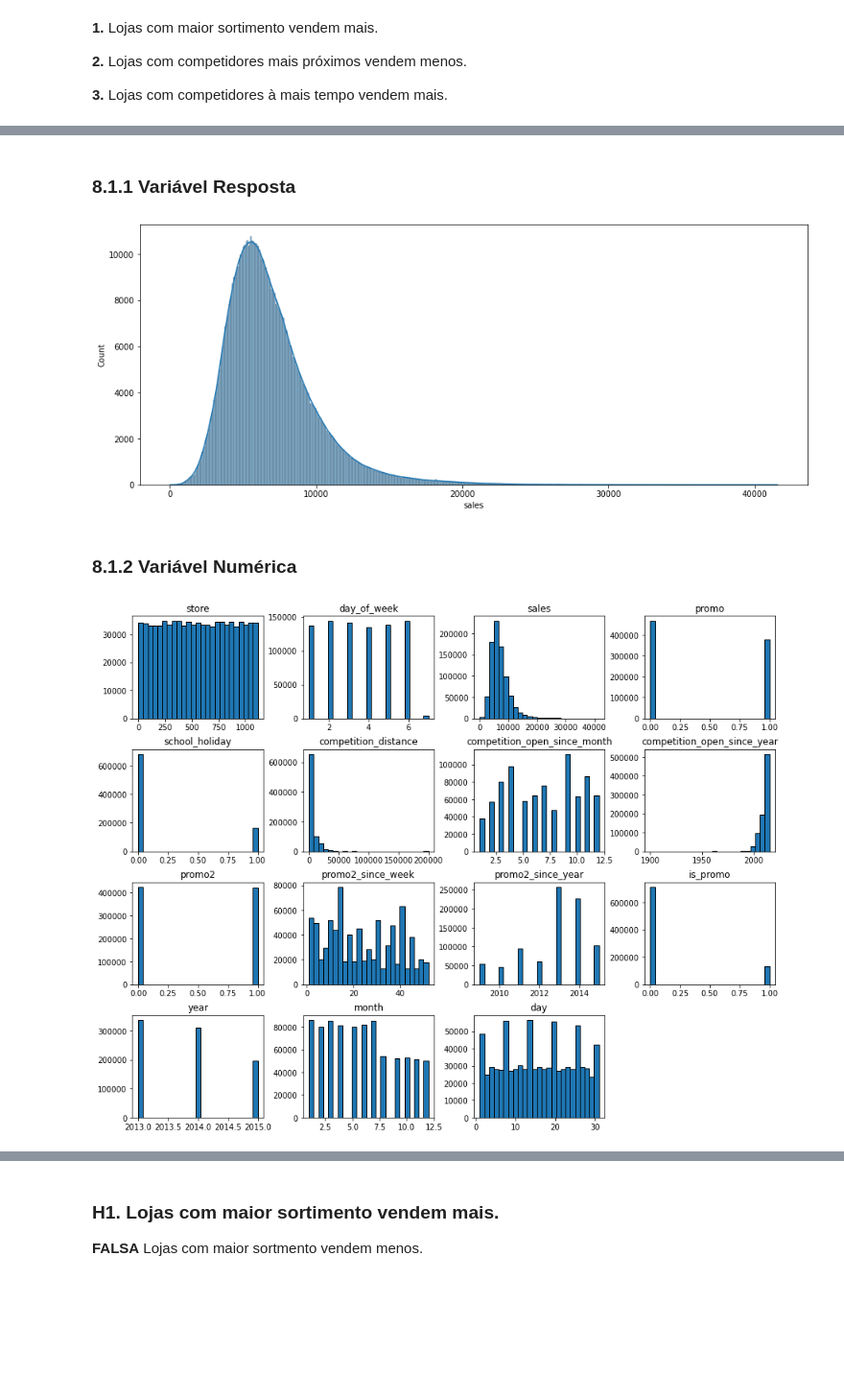
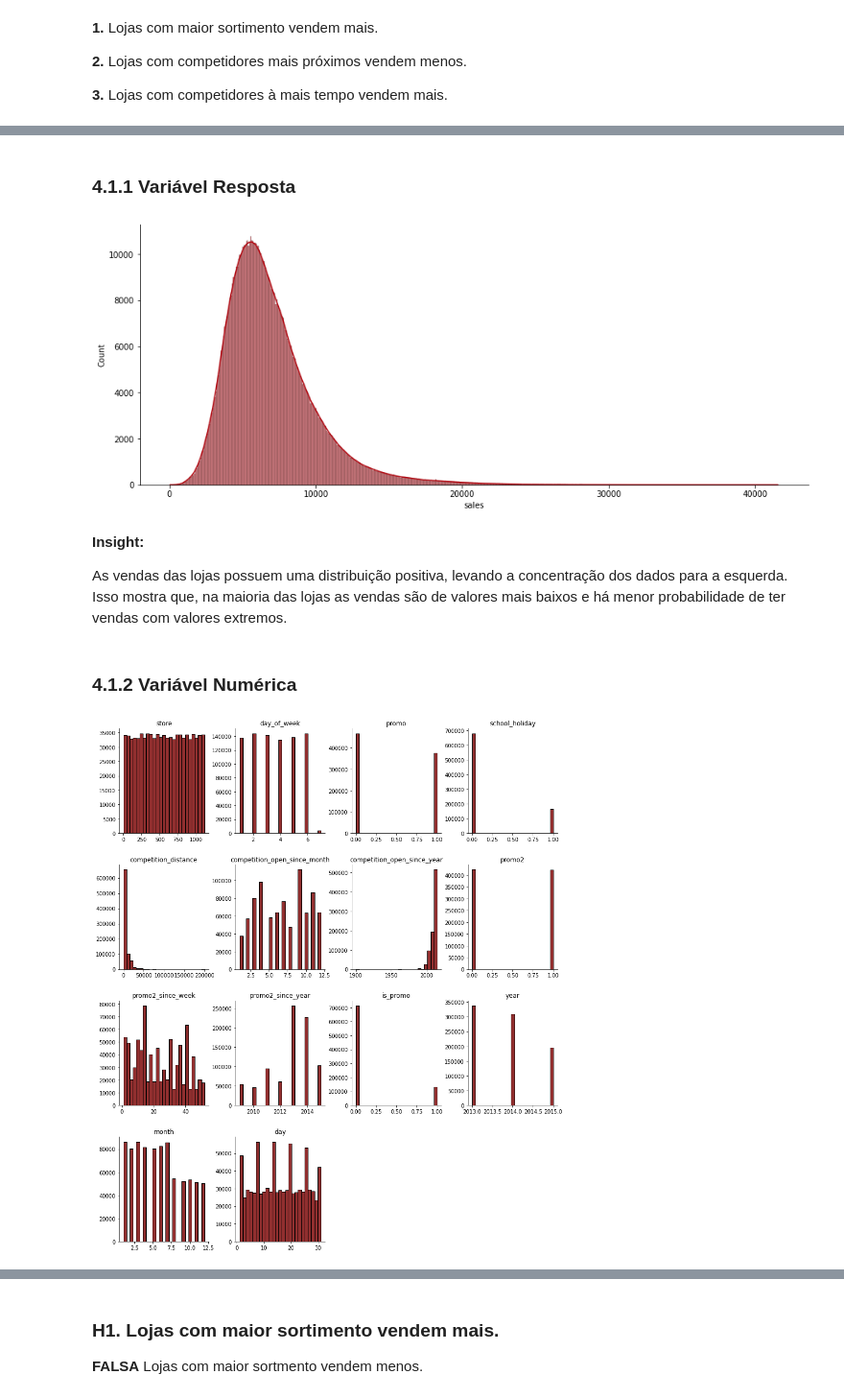
Before and after one commit to Jhonatanslopes/Rossmann-Sales-Forecast, a Jupyter notebook: notebook.ipynb, the cells around one changed output, grey strips where cells are left out. Shown at 96% size. Cells and saved outputs as stored; diff of their text form; code cells hidden in the pictures; blank space fills up the shorter version.

```diff
--- a/notebook.ipynb
+++ b/notebook.ipynb
@@ -519,14 +550,20 @@ df.drop(columns=cols_drop, inplace=True)
 # %% [markdown]
-### 8.1.1 Variável Resposta
+### 4.1.1 Variável Resposta
 # %%
 plt.figure(figsize=(15, 6))
-sns.histplot(df['sales'], kde=True, );
+sns.histplot(df['sales'], kde=True, color='#b20710')
+sns.despine(right=True);
 # %% [output]
-[figure, old version]
+[figure, new version]
+# %% [markdown]
+**Insight:**
+
+As vendas das lojas possuem uma distribuição positiva, levando a concentração dos dados para a esquerda. Isso mostra que, na maioria das lojas as vendas são de valores mais baixos e há menor probabilidade de ter vendas com valores extremos.
 # %% [markdown]
-### 8.1.2 Variável Numérica
+### 4.1.2 Variável Numérica
 # %%
-numerical = df.select_dtypes(include=['int64', 'float64'])
-numerical.hist(figsize=(15, 12), bins=25, grid=False, ec='k');
+numerical = df.select_dtypes(include=['int64', 'float64']).drop(columns='sales')
+numerical.hist(figsize=(15, 18), bins=25, grid=False, ec='k', color='#912f2f')
+sns.despine(right=True);
 # %% [output]
-[figure, old version]
+[figure, new version]
```
Also changed, not shown: parts of 155 cells of this notebook.
